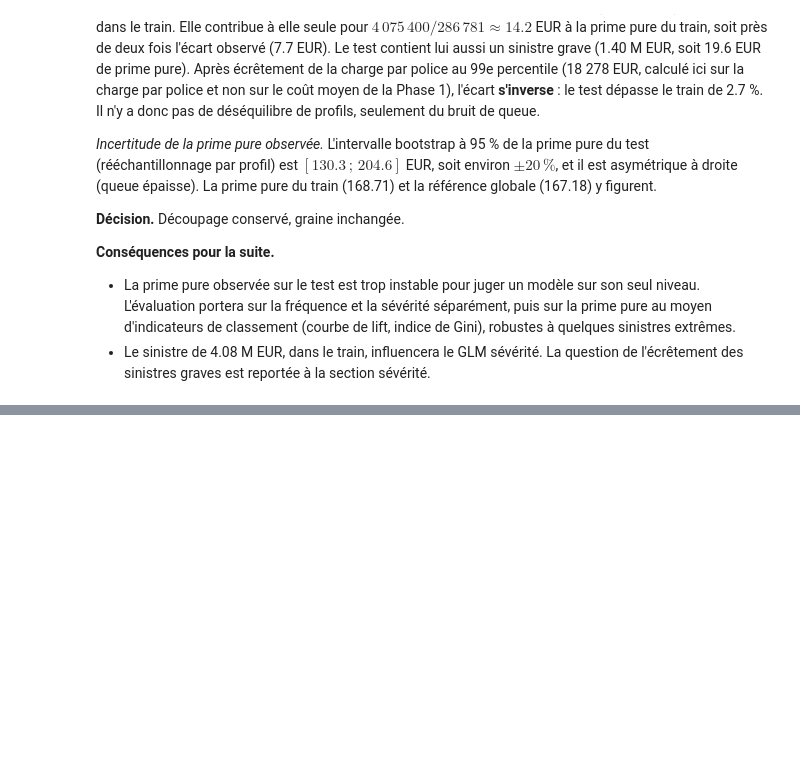
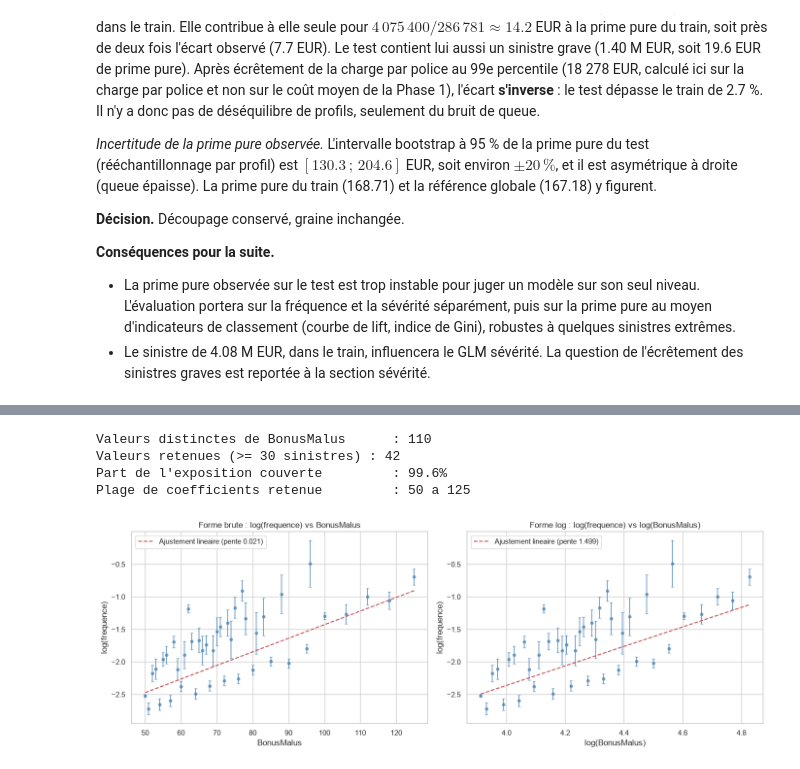
Before and after one commit to STORM227-cyber/moteur-tarification-iard, a Jupyter notebook: notebooks/02_glm.ipynb, the cells around one changed output, grey strips where cells are left out. Saved outputs shown, nothing was run; the diff lists cells and outputs as text; code cells hidden in the pictures; blank space fills up the shorter version.

```diff
--- a/notebooks/02_glm.ipynb
+++ b/notebooks/02_glm.ipynb
@@ -639,0 +1053,57 @@ du train (168.71) et la référence globale (167.18) y figurent.
+# %%
+# --- DIAGNOSTIC DE LINEARITE : LOG-FREQUENCE PAR VALEUR DE BONUS-MALUS ---
+# Classes = valeurs distinctes du coefficient (63 % de l'exposition sur la seule
+# valeur 50 : un decoupage par quantiles est impossible).
+MIN_SINISTRES = 30  # en deca, l'IC (+/- 1.96 / sqrt(N)) depasse +/- 36 %
+
+diag_bm = train.groupby("BonusMalus", observed=True).agg(
+    expo=("Exposure", "sum"),
+    sinistres=("ClaimNb", "sum"),
+)
+diag_bm["frequence"] = diag_bm["sinistres"] / diag_bm["expo"]
+# log(0) diverge pour les valeurs sans sinistre : on ne calcule que sur N > 0
+diag_bm["log_freq"] = np.where(diag_bm["sinistres"] > 0,
+                               np.log(diag_bm["frequence"].where(diag_bm["sinistres"] > 0)),
+                               np.nan)
+# Methode delta : ecart-type de log(lambda_hat) estime par 1 / sqrt(N)
+diag_bm["demi_ic"] = 1.96 / np.sqrt(diag_bm["sinistres"])
+
+retenues = diag_bm[diag_bm["sinistres"] >= MIN_SINISTRES].copy()
+part_expo_retenue = retenues["expo"].sum() / diag_bm["expo"].sum()
+
+print(f"Valeurs distinctes de BonusMalus      : {len(diag_bm)}")
+print(f"Valeurs retenues (>= {MIN_SINISTRES} sinistres) : {len(retenues)}")
+print(f"Part de l'exposition couverte         : {part_expo_retenue:.1%}")
+print(f"Plage de coefficients retenue         : {retenues.index.min()} a {retenues.index.max()}")
+
+# --- COMPARAISON DES DEUX ECHELLES ---
+# Gauche : log(lambda) vs BM (forme brute lineaire si alignement).
+# Droite : log(lambda) vs log(BM) (forme log lineaire si alignement).
+fig, axes = plt.subplots(1, 2, figsize=(14, 5))
+
+for ax, absc, titre, xlabel in [
+    (axes[0], retenues.index, "Forme brute : log(frequence) vs BonusMalus", "BonusMalus"),
+    (axes[1], np.log(retenues.index), "Forme log : log(frequence) vs log(BonusMalus)", "log(BonusMalus)"),
+]:
+    ax.errorbar(absc, retenues["log_freq"], yerr=retenues["demi_ic"],
+                fmt="o", ms=4, capsize=2, alpha=0.7, color="steelblue")
+    # Droite des moindres carres ponderee par le nombre de sinistres
+    # (poids ~ inverse de la variance de log(lambda_hat), cf. methode delta)
+    coef = np.polyfit(absc, retenues["log_freq"], 1, w=np.sqrt(retenues["sinistres"]))
+    grille = np.linspace(min(absc), max(absc), 100)
+    ax.plot(grille, np.polyval(coef, grille), "r--",
+            label=f"Ajustement lineaire (pente {coef[0]:.3f})")
+    ax.set_title(titre)
+    ax.set_xlabel(xlabel)
+    ax.set_ylabel("log(frequence)")
+    ax.legend()
+
+plt.tight_layout()
+plt.savefig(FIGURES_DIR / "02_bonusmalus_linearite.png", dpi=150)
+plt.show()
+# %% [output]
+Valeurs distinctes de BonusMalus      : 110
+Valeurs retenues (>= 30 sinistres) : 42
+Part de l'exposition couverte         : 99.6%
+Plage de coefficients retenue         : 50 a 125
+[figure, added]
```
Also changed, not shown: parts of 40 cells of this notebook, 6 other files.
